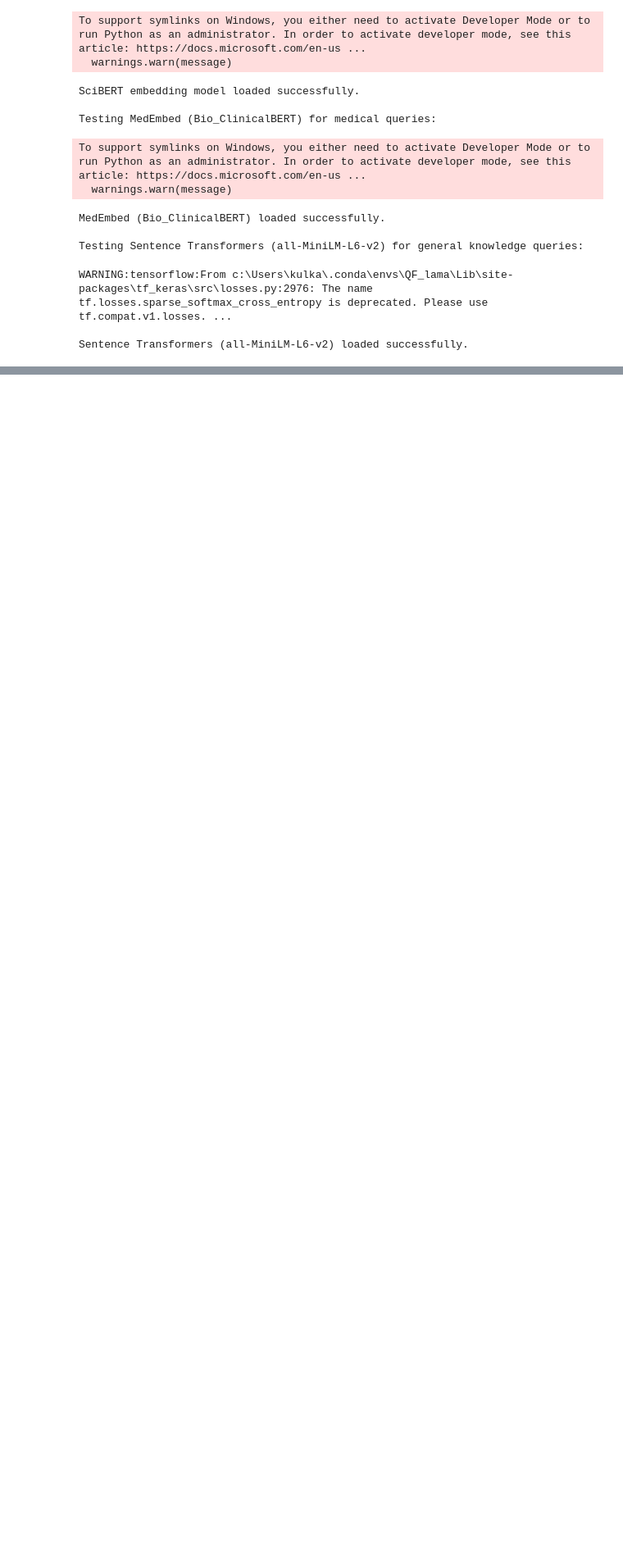
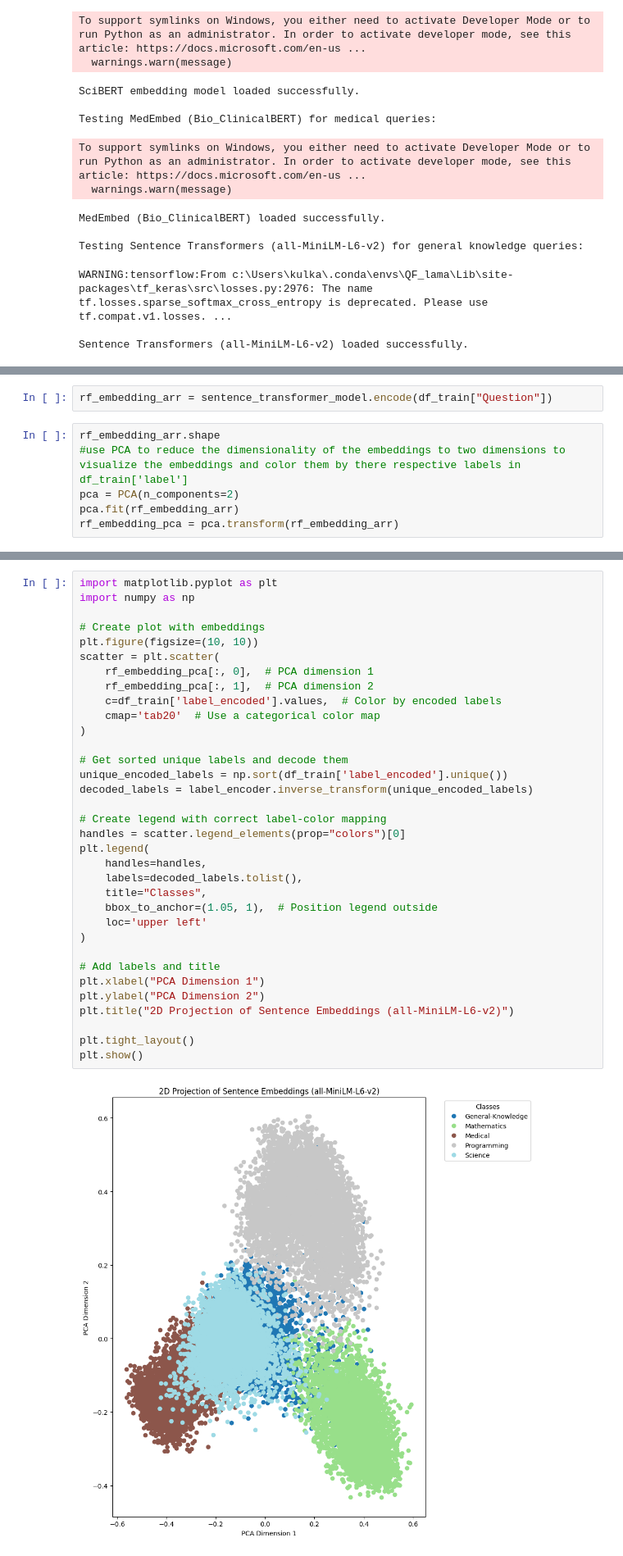
Before and after one commit to Atharvack/Dynamic-Embeddings, a Jupyter notebook: embeddings.ipynb, the cells around one changed output, grey strips where cells are left out. Shown at 82% size. Cells and saved outputs as stored; diff of their text form; blank space fills up the shorter version.

```diff
--- a/embeddings.ipynb
+++ b/embeddings.ipynb
@@ -257,0 +277,8 @@ Sentence Transformers (all-MiniLM-L6-v2) loaded successfully.
+# %%
+rf_embedding_arr = sentence_transformer_model.encode(df_train["Question"])
+# %%
+rf_embedding_arr.shape
+#use PCA to reduce the dimensionality of the embeddings to two dimensions to visualize the embeddings and color them by there respective labels in df_train['label']
+pca = PCA(n_components=2)
+pca.fit(rf_embedding_arr)
+rf_embedding_pca = pca.transform(rf_embedding_arr)
@@ -257,0 +293,36 @@ Sentence Transformers (all-MiniLM-L6-v2) loaded successfully.
+# %%
+import matplotlib.pyplot as plt
+import numpy as np
+
+# Create plot with embeddings
+plt.figure(figsize=(10, 10))
+scatter = plt.scatter(
+    rf_embedding_pca[:, 0],  # PCA dimension 1
+    rf_embedding_pca[:, 1],  # PCA dimension 2
+    c=df_train['label_encoded'].values,  # Color by encoded labels
+    cmap='tab20'  # Use a categorical color map
+)
+
+# Get sorted unique labels and decode them
+unique_encoded_labels = np.sort(df_train['label_encoded'].unique())
+decoded_labels = label_encoder.inverse_transform(unique_encoded_labels)
+
+# Create legend with correct label-color mapping
+handles = scatter.legend_elements(prop="colors")[0]
+plt.legend(
+    handles=handles,
+    labels=decoded_labels.tolist(),
+    title="Classes",
+    bbox_to_anchor=(1.05, 1),  # Position legend outside
+    loc='upper left'
+)
+
+# Add labels and title
+plt.xlabel("PCA Dimension 1")
+plt.ylabel("PCA Dimension 2")
+plt.title("2D Projection of Sentence Embeddings (all-MiniLM-L6-v2)")
+
+plt.tight_layout()
+plt.show()
+# %% [output]
+[figure, added]
```
Also changed, not shown: parts of 26 cells of this notebook, 1 other file.
